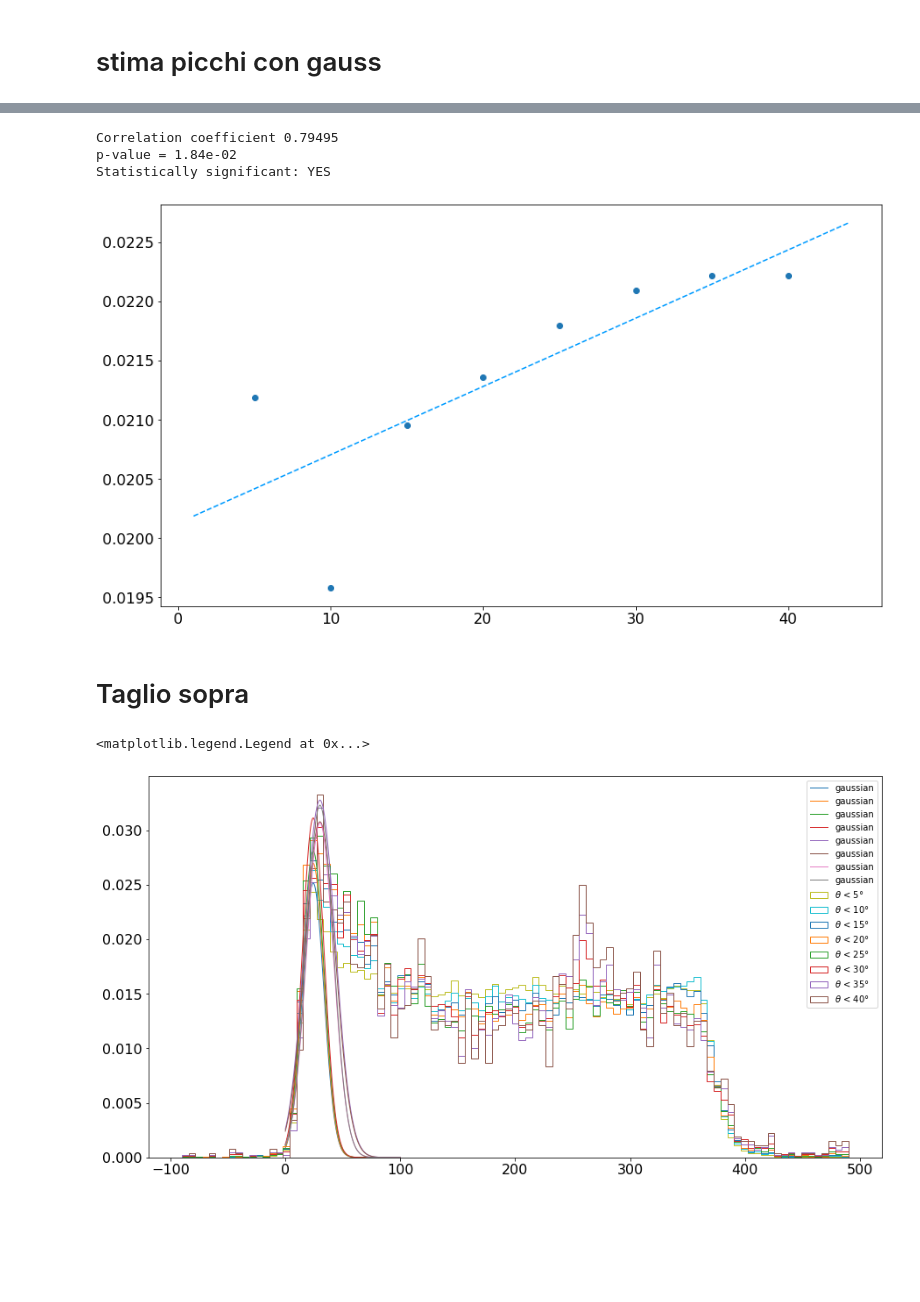
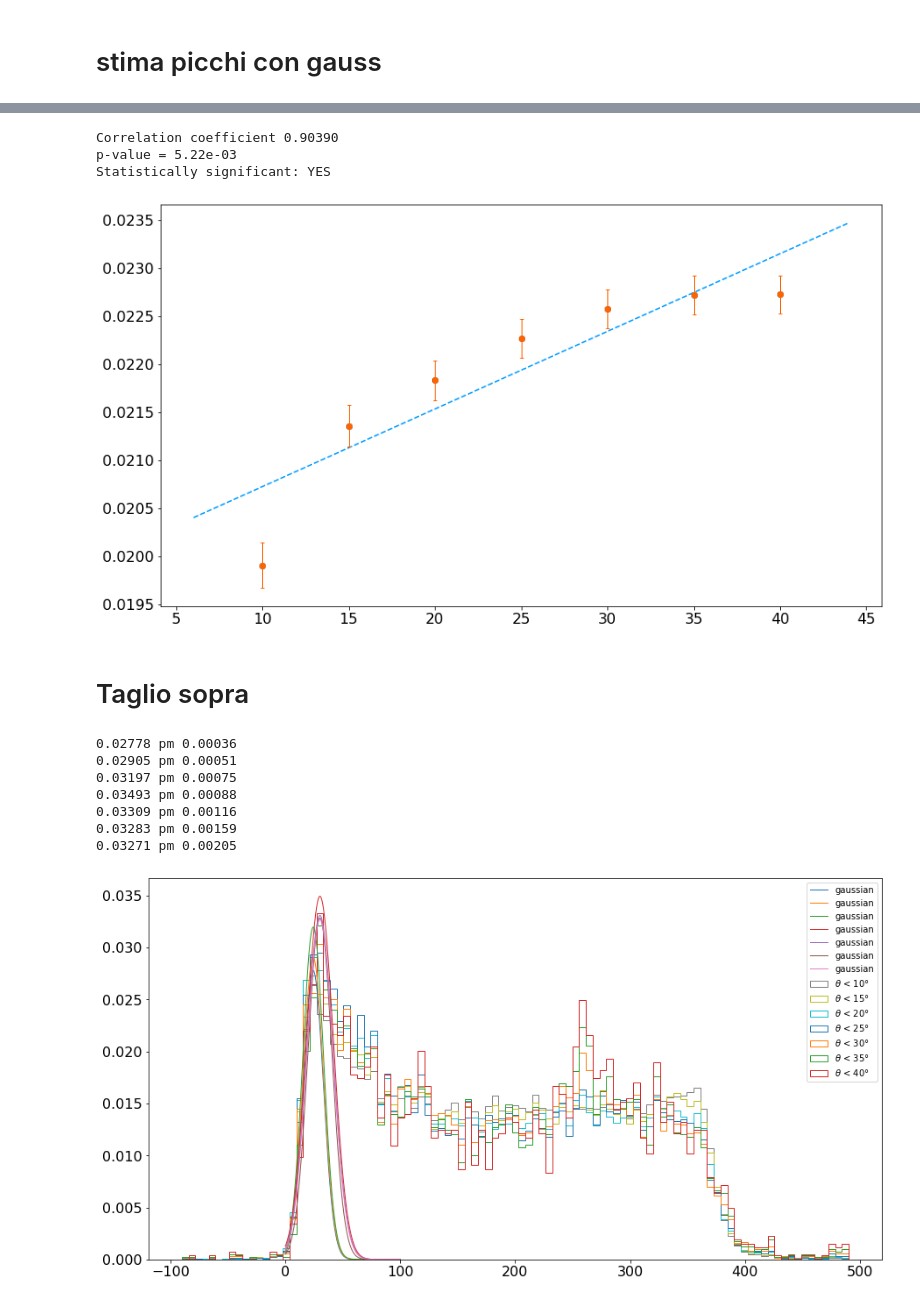
Before and after one commit to GiacomoFrn/Advanced-DQM-for-DT-detector, a Jupyter notebook: correlations/correlations_eda.ipynb, the cells around one changed output, grey strips where cells are left out. Cells and saved outputs as stored; diff of their text form; code cells hidden in the pictures; blank space fills up the shorter version.

```diff
--- a/correlations/correlations_eda.ipynb
+++ b/correlations/correlations_eda.ipynb
@@ -237,7 +237,7 @@ def normalize(hist):
 # %%
 # list of selected values of theta
 thetas = [
-    5,
+    # 5,
     10,
     15,
     20,
@@ -660,6 +672,7 @@ gauss_par, _ = curve_fit(
     f=lin,
     xdata=thetas,
     ydata=gauss_low_peaks,
+    sigma=gauss_low_err,
     absolute_sigma=True
 )
 
@@ -677,6 +690,17 @@ ax.plot(
     linestyle = "dashed",
     color = "#009cff",
 )
+ax.errorbar(
+    x          = thetas,
+    y          = gauss_low_peaks,
+    yerr       = gauss_low_err,
+    marker     = "o",
+    color      =  "#ff6300",
+    linestyle  = "none",
+    elinewidth = 1,
+    capsize    = 2,
+    label      = r"cut: $\theta$ > x"
+)
 
 high_r, high_p = scipy.stats.pearsonr(thetas, gauss_low_peaks)
 # high_r, high_p = scipy.stats.pearsonr(thetas, gauss_up_peaks)
@@ -685,10 +709,10 @@ print(f"Correlation coefficient {high_r:.5f}")
 print(f"p-value = {high_p:.2e}")
 print("Statistically significant:", "YES" if high_p < alpha else "NO")
 # %% [output]
-Correlation coefficient 0.79495
-p-value = 1.84e-02
+Correlation coefficient 0.90390
+p-value = 5.22e-03
 Statistically significant: YES
-[figure, old version]
+[figure, new version]
 # %% [markdown]
 # Taglio sopra
 # %%
@@ -696,7 +720,7 @@ fig, ax = plt.subplots(figsize=(15,8))
 
 gauss_up_peaks = []
 lor_up_peaks = []
-
+gauss_up_err = []
 
 for cut in high_cuts:
     df_prova = df[ cut ]
@@ -704,45 +728,69 @@ for cut in high_cuts:
     p_norm = normalize(p)
     bin_centers = (b[1:]+b[:-1])/2
 
-    DF = pd.DataFrame({'prob':p_norm, 'bin_cent':bin_centers})
+    #incertezze sulle y cioè sulle probabilità:
+    norm = sum(p)
+    err = [np.sqrt(h / norm) for h in p_norm] #errore su tutti i p
+
+    DF = pd.DataFrame({'prob':p_norm, 'bin_cent':bin_centers, 'err':err})
     DF = DF[ (DF['bin_cent'] > 0) & (DF['bin_cent'] <97)  ]
     DF = DF.reset_index(drop=True)
 
     prob_peak = DF['prob'].max()
     bin_peak = DF['bin_cent'][DF[DF['prob'] == prob_peak].index.tolist()].tolist()[0]
+    err_peak = DF['err'][DF[DF['prob'] == prob_peak].index.tolist()].tolist()[0]
 
     first_half_df = DF.loc[DF['bin_cent'] < bin_peak]
     prob_first_half =  first_half_df['prob']
+    err_first_half = first_half_df['err']
+
     bin_cent = DF['bin_cent'][(len(first_half_df)+1) : (2*len(first_half_df) +1) ].reset_index(drop=True)
 
-    second_half_df = pd.concat([prob_first_half, bin_cent], axis=1, ignore_index=True)
-    second_half_df.columns = ['prob', 'bin_cent']
+    second_half_df = pd.concat([prob_first_half, bin_cent, err_first_half], axis=1, ignore_index=True)
+    second_half_df.columns = ['prob', 'bin_cent', 'err']
     second_half_df['prob'] = second_half_df['prob'].values[::-1]
+    second_half_df['err'] = second_half_df['err'].values[::-1]
 
-    first_half_df = first_half_df.append({'prob':prob_peak, 'bin_cent':bin_peak}, ignore_index=True)
+    first_half_df = first_half_df.append({'prob':prob_peak, 'bin_cent':bin_peak, 'err':err_peak}, ignore_index=True)
     final_df = first_half_df.append(second_half_df, ignore_index=True)
+    final_df = final_df[ final_df['prob']!=0 ]
 
-    popt_gauss, _ = curve_fit(gaussian, final_df['bin_cent'], final_df['prob'], p0=[0.02, 20, 10])
+    popt_gauss, covar = curve_fit(gaussian, final_df['bin_cent'], final_df['prob'],
+    p0=[0.02, 20, 10],
+    sigma=final_df['err'],
+    absolute_sigma=True
+    )
     # popt_lor, _ = curve_fit(lorentzian, final_df['bin_cent'], final_df['prob'], p0=[0.02, 20, 10])
 
     y_gauss = gaussian(xx,*popt_gauss)
     gauss_up_peaks.append( y_gauss.max() )
 
+    sigma = np.sqrt(np.diagonal(covar)) #array con i 3 errori sui 3 parametri stimati da curve fit
+    #di questi prendiamo solo il primo errore che è quello commesso sullo scale parameter (picco)
+    gauss_up_err.append(sigma[0])
     ax.plot(xx, gaussian(xx,*popt_gauss), linewidth=1, label='gaussian')
-    # ax.plot(xx, lorentzian(xx,*popt_lor), color='red')
 
 for h, theta in zip(high_hists, thetas):
     ax.hist(
         bins[:-1],
         bins=bins,
         weights=h,
         histtype="step",
         label=r"$\theta$ < "+str(theta)+"°"
     )
 ax.legend()
+
+for p,e in zip(gauss_up_peaks, gauss_up_err):
+    print(f'{p:.5f} pm {e:.5f}')
 # %% [output]
-<matplotlib.legend.Legend at 0x...>
+0.02778 pm 0.00036
+0.02905 pm 0.00051
+0.03197 pm 0.00075
+0.03493 pm 0.00088
+0.03309 pm 0.00116
+0.03283 pm 0.00159
+0.03271 pm 0.00205
-[figure, old version]
+[figure, new version]
 # %%
 gauss_par, _ = curve_fit(
     f=lin,
```
Also changed, not shown: parts of 7 cells of this notebook.
